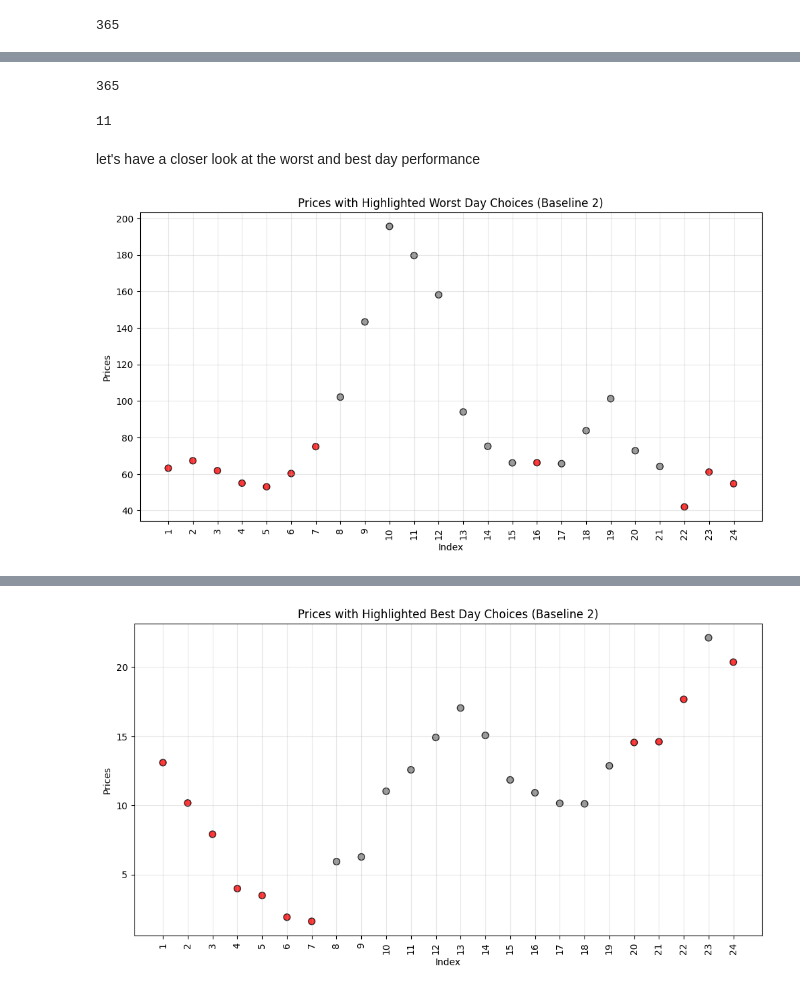
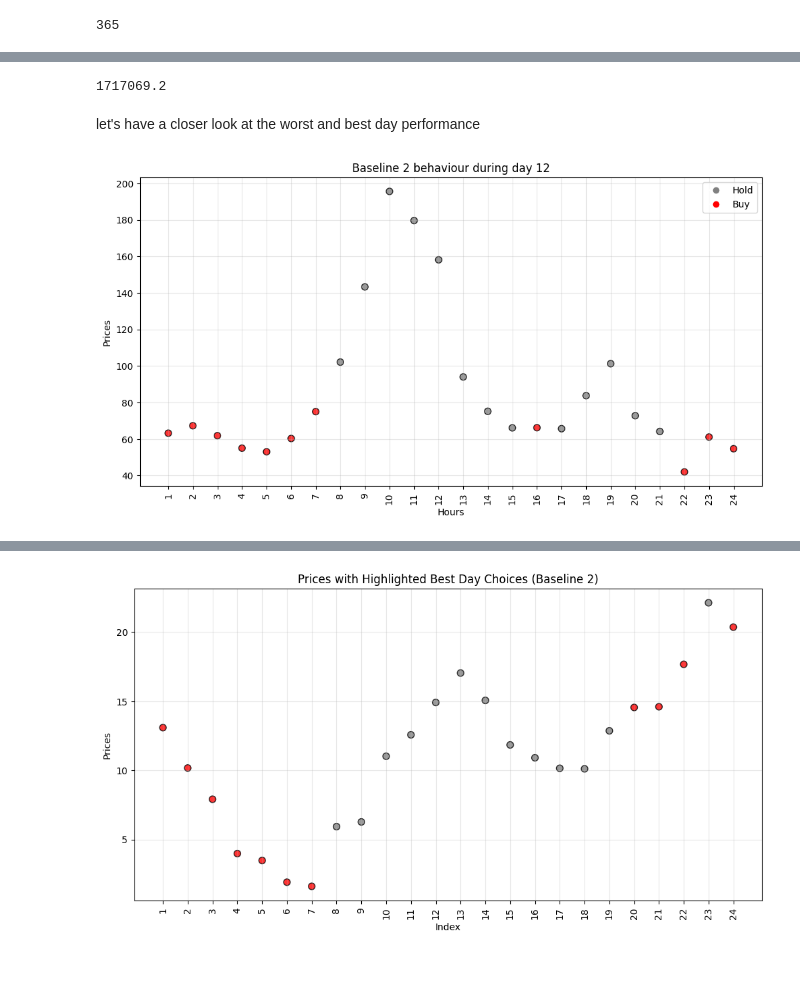
Before and after one commit to kiarakitana/RL_project, a Jupyter notebook: analysis&baseline.ipynb, the cells around one changed output, grey strips where cells are left out. Saved outputs shown, nothing was run; the diff lists cells and outputs as text; code cells hidden in the pictures.

```diff
--- a/analysis&baseline.ipynb
+++ b/analysis&baseline.ipynb
@@ -148,12 +78,3 @@ def highlight_lowest_12(row):
     # Create a style list
     style = ['background-color: yellow' if col in lowest_indices else '' for col in row.index]
     return style
-# %%
-data['month_day'] = data['PRICES'].dt.strftime('%m-%d')
-daily_avg = data.groupby(data['month_day']).mean()
-daily_avg = daily_avg.drop(columns=['PRICES'])
-daily_avg
-
-lowest_daily_prices = daily_avg.style.apply(highlight_lowest_12, axis=1)
-# UNCOMMENT IF YOU WANT TO SEE WHEN WE ARE BUYING. THERE IS A CLEAR PATTERN
-# lowest_daily_prices
@@ -381,18 +265,16 @@ sum(daily_spending)
+# %%
+first_year_spending = np.sum(daily_spending)
+round(first_year_spending, 2)
+# %% [output]
+1717069.2
 # %%
 first_year_daily = np.sum(first_year_arr, axis=1)
-len(first_year_daily)
+worst_day = np.argmax(first_year_daily)
+best_day = np.argmin(first_year_daily)
-# %% [output]
-365
-# %%
-worst_day = np.argmax(first_year_daily)
-best_day = np.argmin(first_year_daily)
-worst_day
-# %% [output]
-11
 # %% [markdown]
 let's have a closer look at the worst and best day performance
 # %%
-def show_given_day_choices(arr, day, choices, day_name):
+def show_given_day_choices(arr, day, choices):
     indices = arr[day][choices[day].astype(int)]
     colors = ['red' if price in indices else 'gray' for price in arr[day]]
 
@@ -401,15 +283,24 @@ def show_given_day_choices(arr, day, choices, day_name):
     plt.scatter(range(1, len(arr[day]) + 1), arr[day], c=colors, edgecolor='black', s=50, alpha=0.8)
 
     # Add labels and title
-    plt.xlabel("Index")
+    plt.xlabel("Hours")
     plt.ylabel("Prices")
-    plt.title(f"Prices with Highlighted {day_name} Day Choices (Baseline 2)")
+    plt.title(f"Baseline 2 behaviour during day {day + 1 + 365}")
     plt.grid(alpha=0.3)
     plt.xticks(ticks=range(1, len(arr[day]) + 1), labels=range(1, len(arr[day]) + 1), rotation=90)
 
+    # Create legend handles
+    legend_elements = [
+        Line2D([0], [0], marker='o', color='w', label='Hold',
+               markerfacecolor='gray', markersize=8),
+        Line2D([0], [0], marker='o', color='w', label='Buy',
+               markerfacecolor='red', markersize=8)
+    ]
+    plt.legend(handles=legend_elements, loc='best')
+
     # Show the plot
     plt.show()
 # %%
-show_given_day_choices(first_year_arr, worst_day, hours_when_bought, 'Worst')
+show_given_day_choices(first_year_arr, 11, hours_when_bought)
 # %% [output]
-[figure, old version]
+[figure, new version]
```
Also changed, not shown: parts of 53 cells of this notebook, 8 other files.
